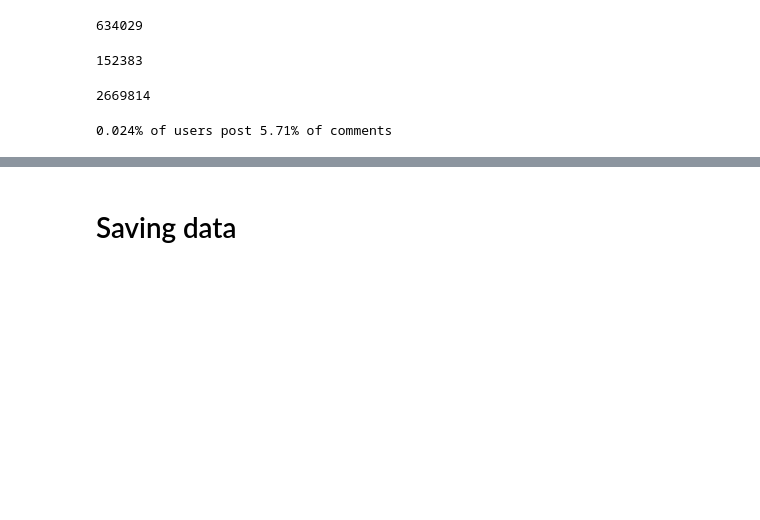
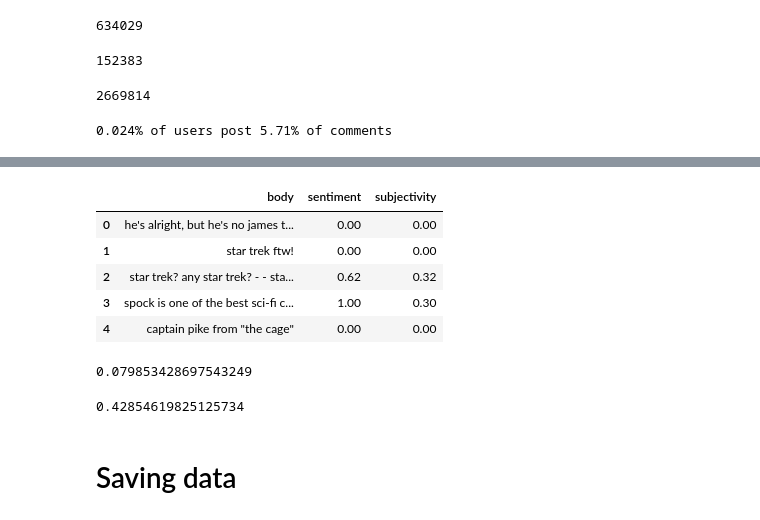
Before and after one commit to mavillard/nandi, a Jupyter notebook: reddit_10_network-4.ipynb, the cells around one changed output, grey strips where cells are left out. Saved outputs shown, nothing was run; the diff lists cells and outputs as text; code cells hidden in the pictures; blank space fills up the shorter version.

```diff
--- a/reddit_10_network-4.ipynb
+++ b/reddit_10_network-4.ipynb
@@ -144,0 +228,14 @@ Calcular graficas, histogramas y sentiment analysis de top_reddit_df
+# %%
+%%time
+
+text_ = ''
+for x in top_reddit_df['body']:
+    text_ += x + ' '
+
+list_ = [
+    w
+    for w in nltk.word_tokenize(text_)
+    if w not in stopwords.words('english') and w not in string.punctuation
+]
+
+counter_ = Counter(list_)
@@ -144,0 +267,7 @@ Calcular graficas, histogramas y sentiment analysis de top_reddit_df
+# %%
+%%time
+
+sentiment_list = []
+for x in top_reddit_df['body']:
+    tb = TextBlob(x)
+    sentiment_list.append((x, tb.sentiment.polarity, tb.sentiment.subjectivity))
@@ -145,3 +277,22 @@ Calcular graficas, histogramas y sentiment analysis de top_reddit_df
+# %%
+sentiment_df = pd.DataFrame(sentiment_list, columns=['body', 'sentiment', 'subjectivity'])
+# %%
+sentiment_df.head()
+# %% [output]
+|  | body | sentiment | subjectivity |
+| 0 | he's alright, but he's no james t... | 0.00 | 0.00 |
+| 1 | star trek ftw! | 0.00 | 0.00 |
+| 2 | star trek? any star trek? - - sta... | 0.62 | 0.32 |
+| 3 | spock is one of the best sci-fi c... | 1.00 | 0.30 |
+| 4 | captain pike from "the cage" | 0.00 | 0.00 |
+# %%
+sentiment_df['sentiment'].mean()
+# %% [output]
+0.079853428697543249
+# %%
+sentiment_df['subjectivity'].mean()
+# %% [output]
+0.42854619825125734
 # %% [markdown]
 # Saving data
 # %%
```
Also changed, not shown: parts of 20 cells of this notebook, 1 other file.
